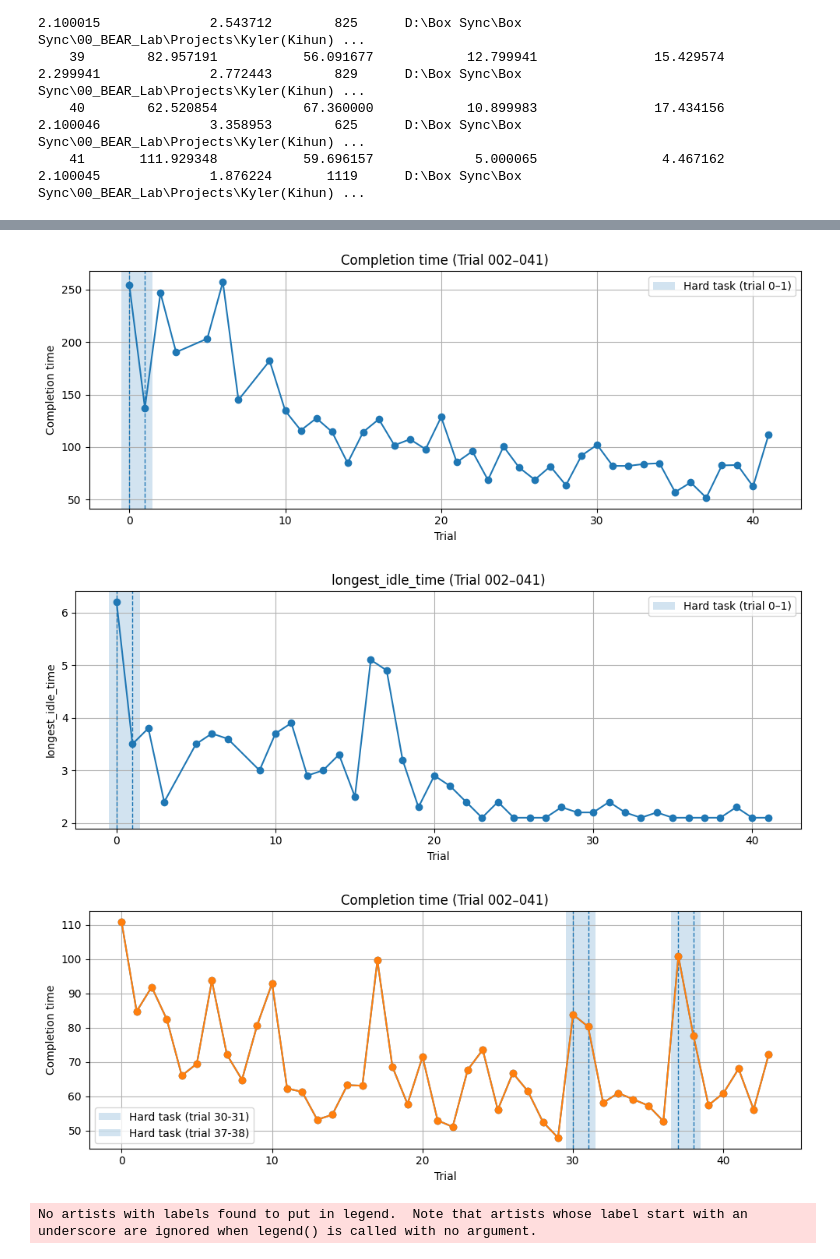
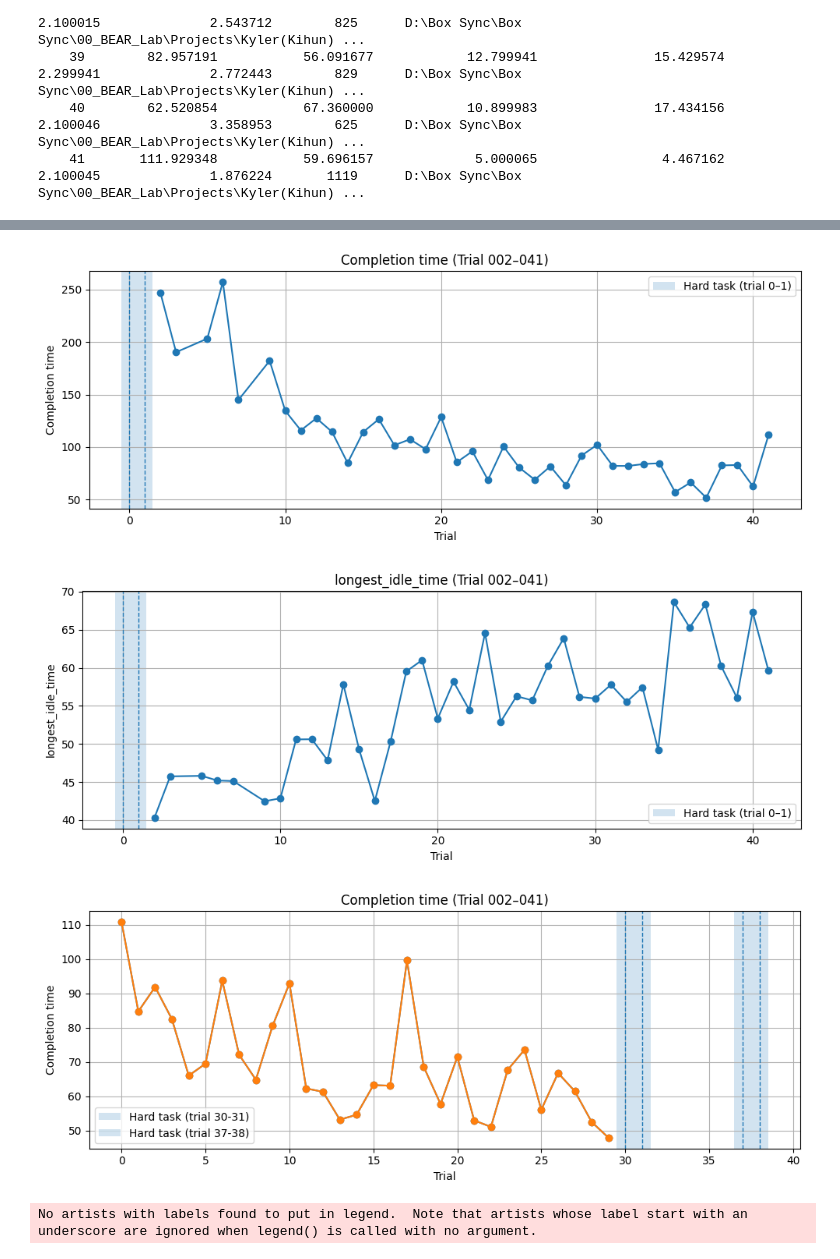
Before and after one commit to KylerHong/Morpheus_Haptic_Sleeve, a Jupyter notebook: Segmented.ipynb, the cells around one changed output, grey strips where cells are left out. Drawn from its saved outputs; the diff is of its cells as text; code cells hidden in the pictures.

```diff
--- a/Segmented.ipynb
+++ b/Segmented.ipynb
@@ -72,7 +72,7 @@ events_df_with_times = events_df.merge(ts, on="trial", how="left")
     41 1764700196.665253 1764700308.594601
 # %%
 all_events_path2 = r"D:\Box Sync\Box Sync\00_BEAR_Lab\Projects\Kyler(Kihun) Hong\1st_Haptic Sleeve\PilotExperiment\MotorLearning\20251203_SNFH06_Session2\SNHF06_Session2_events.csv"
-events_df = pd.read_csv(all_events_path2)
+events_df2 = pd.read_csv(all_events_path2)
 
 def trial_timestamps(df, trial_col="trial", event_col="event", time_col="ros_time"):
     out = []
@@ -107,11 +107,11 @@ def trial_timestamps(df, trial_col="trial", event_col="event", time_col="ros_tim
     return pd.DataFrame(out)
 
 # Example usage (edit trial_col if yours is "trial_number" etc.)
-ts2 = trial_timestamps(events_df, trial_col="trial")
+ts2 = trial_timestamps(events_df2, trial_col="trial")
 print(ts2.to_string(index=False, float_format=lambda x: f"{x:.6f}"))
 
 # If you want to append these times onto every row in events_df:
-events_df_with_times2 = events_df.merge(ts2, on="trial", how="left")
+events_df_with_times2 = events_df2.merge(ts2, on="trial", how="left")
 # %% [output]
  trial        start_time          end_time
      0 1764804733.073565 1764804843.874730
@@ -590,8 +760,8 @@ print(trial_metrics[[
     40        62.520854           67.360000            10.899983               17.434156           2.100046              3.358953        625      D:\Box Sync\Box Sync\00_BEAR_Lab\Projects\Kyler(Kihun) ...
     41       111.929348           59.696157             5.000065                4.467162           2.100045              1.876224       1119      D:\Box Sync\Box Sync\00_BEAR_Lab\Projects\Kyler(Kihun) ...
 # %%
-#Thisi is for session 2
-ts2 = trial_timestamps(events_df, trial_col="trial")
+#This is for session 2
+ts2 = trial_timestamps(events_df2, trial_col="trial")
 ts2["trial"] = pd.to_numeric(ts2["trial"], errors="coerce")
 ts2["start_time"] = pd.to_numeric(ts2["start_time"], errors="coerce")
 ts2["end_time"]   = pd.to_numeric(ts2["end_time"], errors="coerce")
@@ -601,9 +771,9 @@ SEG_DIR = Path(r"D:\Box Sync\Box Sync\00_BEAR_Lab\Projects\Kyler(Kihun) Hong\1st
 seg_files = sorted(SEG_DIR.glob("**/*vx300s-gripper_vel_seg*.csv"))
 df0 = pd.read_csv(seg_files[0])
 
-rows = []
+rows2 = []
 for f in seg_files:
-    rows.append(compute_metrics_from_segmented_csv_using_events_time(
+    rows2.append(compute_metrics_from_segmented_csv_using_events_time(
         f,
         ts_df=ts2,
         trial_col="trial",
@@ -612,10 +782,10 @@ for f in seg_files:
         use_speed_magnitude=True,
     ))
 
-trial_metrics2 = pd.DataFrame(rows).sort_values("trial", na_position="last")
-print(trial_metrics2.columns.tolist())
-print(trial_metrics2["note"].value_counts(dropna=False))
-print(trial_metrics2.head(10)[["trial","note","source_file"]])
+trial_metrics2 = pd.DataFrame(rows2).sort_values("trial", na_position="last")
+# print(trial_metrics2.columns.tolist())
+# print(trial_metrics2["note"].value_counts(dropna=False))
+# print(trial_metrics2.head(10)[["trial","note","source_file"]])
 
 print(trial_metrics2[[
     "trial", "completion_time", "activation_percent",
@@ -650,7 +872,7 @@ ts["end_time"]   = pd.to_numeric(ts["end_time"], errors="coerce")
 ts["completion_time"] = ts["end_time"] - ts["start_time"]
 
 # 3) filter trials 002~041  -> 2~41
-ts_2_41 = ts[(ts["trial"] >= 0) & (ts["trial"] <= 41)].copy()
+ts_2_41 = ts[(ts["trial"] >= 2) & (ts["trial"] <= 41)].copy()
 ts_2_41 = ts_2_41.dropna(subset=["completion_time"]).sort_values("trial")
 
 # optional: save
@@ -672,7 +894,7 @@ ax.legend()
 plt.tight_layout()
 plt.show()
 # %% [output]
-[figure, old version]
+[figure, new version]
 # %%
 # Varialbe related to movement activation
 # print(trial_metrics[[
@@ -683,13 +905,13 @@ plt.show()
 # ]].to_string(index=False))
 
 trial_metrics = pd.DataFrame(rows).sort_values("trial", na_position="last")
-trial_metrics_2_41 = trial_metrics[(trial_metrics["trial"] >= 0) & (trial_metrics["trial"] <= 41)].copy()
-trial_metrics_2_41 = trial_metrics_2_41.dropna(subset=["longest_idle_time"]).sort_values("trial")
+trial_metrics_2_41 = trial_metrics[(trial_metrics["trial"] >= 2) & (trial_metrics["trial"] <= 41)].copy()
+trial_metrics_2_41 = trial_metrics_2_41.dropna(subset=["activation_percent"]).sort_values("trial")
 fig, ax = plt.subplots(figsize=(10,4))
 
 ax.axvspan(-0.5, 1.5, alpha=0.2, label="Hard task (trial 0–1)")
 
-ax.plot(trial_metrics_2_41["trial"], trial_metrics_2_41["longest_idle_time"], marker="o")
+ax.plot(trial_metrics_2_41["trial"], trial_metrics_2_41["activation_percent"], marker="o")
 ax.set_xlabel("Trial")
 ax.set_ylabel("longest_idle_time")
 ax.set_title("longest_idle_time (Trial 002–041)")
@@ -700,7 +922,7 @@ ax.legend()
 plt.tight_layout()
 plt.show()
 # %% [output]
-[figure, old version]
+[figure, new version]
 # %%
 ts2["trial"] = pd.to_numeric(ts2["trial"], errors="coerce")
 ts2["start_time"] = pd.to_numeric(ts2["start_time"], errors="coerce")
@@ -710,38 +932,38 @@ ts2["end_time"]   = pd.to_numeric(ts2["end_time"], errors="coerce")
 ts2["completion_time"] = ts2["end_time"] - ts2["start_time"]
 
 # 3) filter trials 002~041  -> 2~41
-ts2_2_41 = ts2[(ts2["trial"] >= 0) & (ts2["trial"] <= 43)].copy()
+ts2_2_41 = ts2[(ts2["trial"] >= 0) & (ts2["trial"] <= 29)].copy()
 ts2_2_41 = ts2_2_41.dropna(subset=["completion_time"]).sort_values("trial")
 
 # optional: save
 # ts2_2_41.to_csv("completion_time_trial002_041.csv", index=False)
 # 4) plot
 fig, ax = plt.subplots(figsize=(10,4))
 
 ax.axvspan(29.5, 31.5, alpha=0.2, label="Hard task (trial 30-31)")
 
 ax.axvspan(36.5, 38.5, alpha=0.2, label="Hard task (trial 37-38)")
 
 ax.plot(ts2_2_41["trial"], ts2_2_41["completion_time"], marker="o")
 ax.set_xlabel("Trial")
 ax.set_ylabel("Completion time")
 ax.set_title("Completion time (Trial 002–041)")
 ax.grid(True)
 ax.axvline(30, linestyle="--", linewidth=1)
 ax.axvline(31, linestyle="--", linewidth=1)
 ax.axvline(37, linestyle="--", linewidth=1)
 ax.axvline(38, linestyle="--", linewidth=1)
 
 ax.legend()
 plt.plot(ts2_2_41["trial"], ts2_2_41["completion_time"], marker="o")
 plt.xlabel("Trial")
 plt.ylabel("Completion time")
 plt.title("Completion time (Trial 002–041)")
 plt.grid(True)
 plt.tight_layout()
 plt.show()
 # %% [output]
-[figure, old version]
+[figure, new version]
 # %%
 # Varialbe related to movement activation
 # print(trial_metrics[[
```
Also changed, not shown: parts of 11 cells of this notebook.
